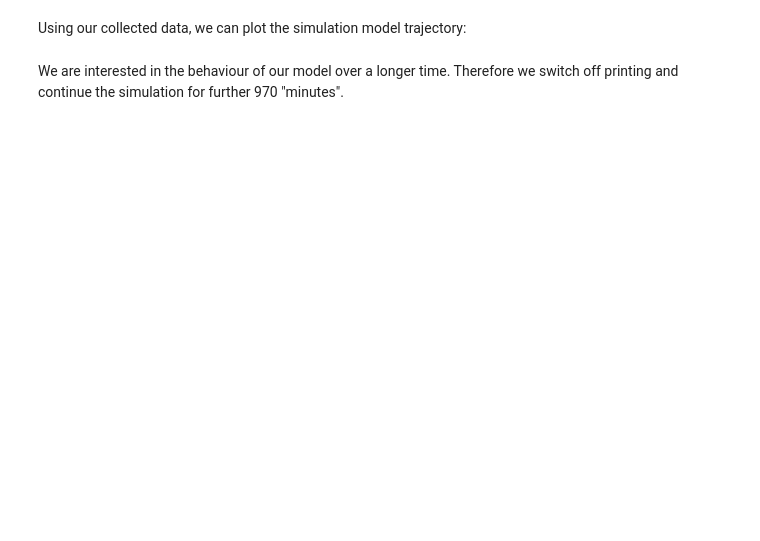
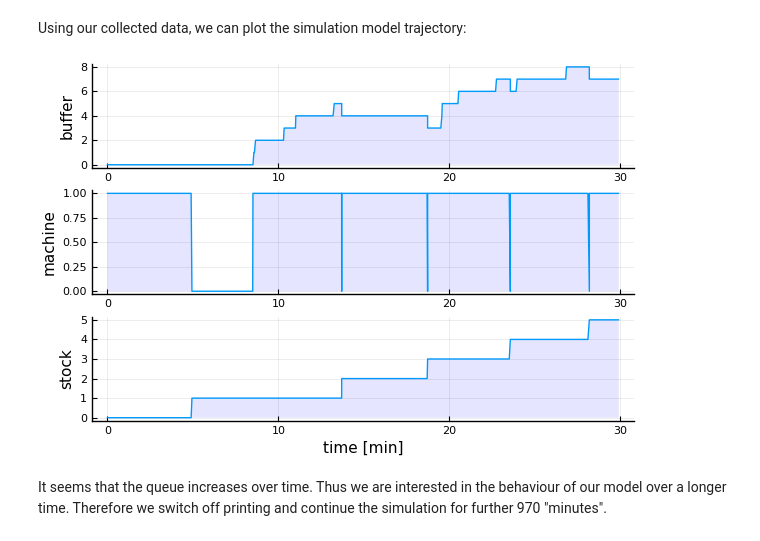
Before and after one commit to JuliaDynamics/DiscreteEvents.jl, a Jupyter notebook: docs/notebooks/singleserver.ipynb, the cells around one changed output. Saved outputs shown, nothing was run; the diff lists cells and outputs as text; code cells hidden in the pictures; blank space fills up the shorter version.

```diff
--- a/docs/notebooks/singleserver.ipynb
+++ b/docs/notebooks/singleserver.ipynb
@@ -108,13 +126,15 @@ Finished: 7 events, simulation time: 30.0
 Using our collected data, we can plot the simulation model trajectory:
 # %%
 function trajectory_plot()
-    p1 = plot(df.time, df.buffer, lw=2, ylabel="buffer", fill=(0,0.1,:blue))
-    p2 = plot(df.time, df.machine, lw=2, ylabel="machine", fill=(0,0.1,:blue))
-    p3 = plot(df.time, df.finished, lw=2, xlabel="time [min]", ylabel="stock", fill=(0,0.1,:blue))
+    p1 = plot(df.time, df.buffer, ylabel="buffer", fill=(0,0.1,:blue))
+    p2 = plot(df.time, df.machine, ylabel="machine", fill=(0,0.1,:blue))
+    p3 = plot(df.time, df.finished, xlabel="time [min]", ylabel="stock", fill=(0,0.1,:blue))
     plot(p1,p2,p3, layout=(3,1), legend=false)
 end
 trajectory_plot()
+# %% [output]
+[figure, added]
 # %% [markdown]
-We are interested in the behaviour of our model over a longer time. Therefore we switch off printing and continue the simulation for further 970 "minutes".
+It seems that the queue increases over time. Thus we are interested in the behaviour of our model over a longer time. Therefore we switch off printing and continue the simulation for further 970 "minutes".
 # %%
 printing = false
```
Also changed, not shown: parts of 27 cells of this notebook, 9 other files.
